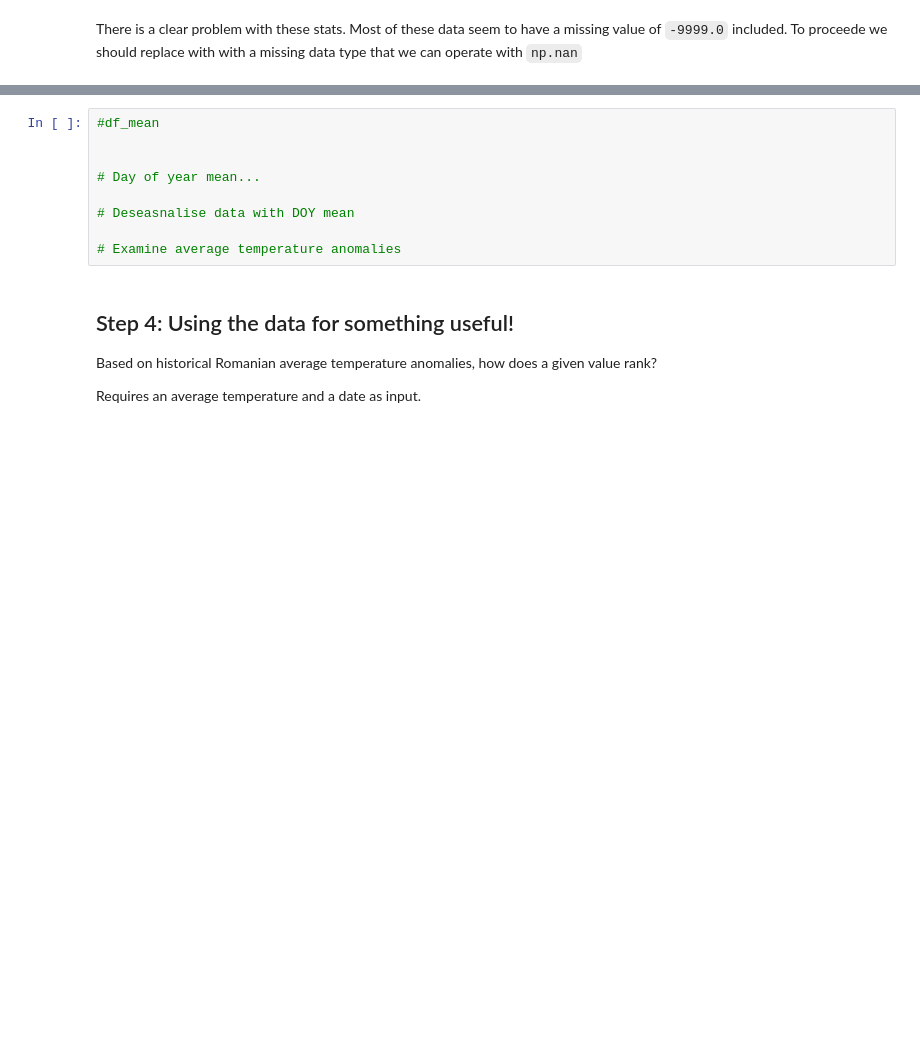
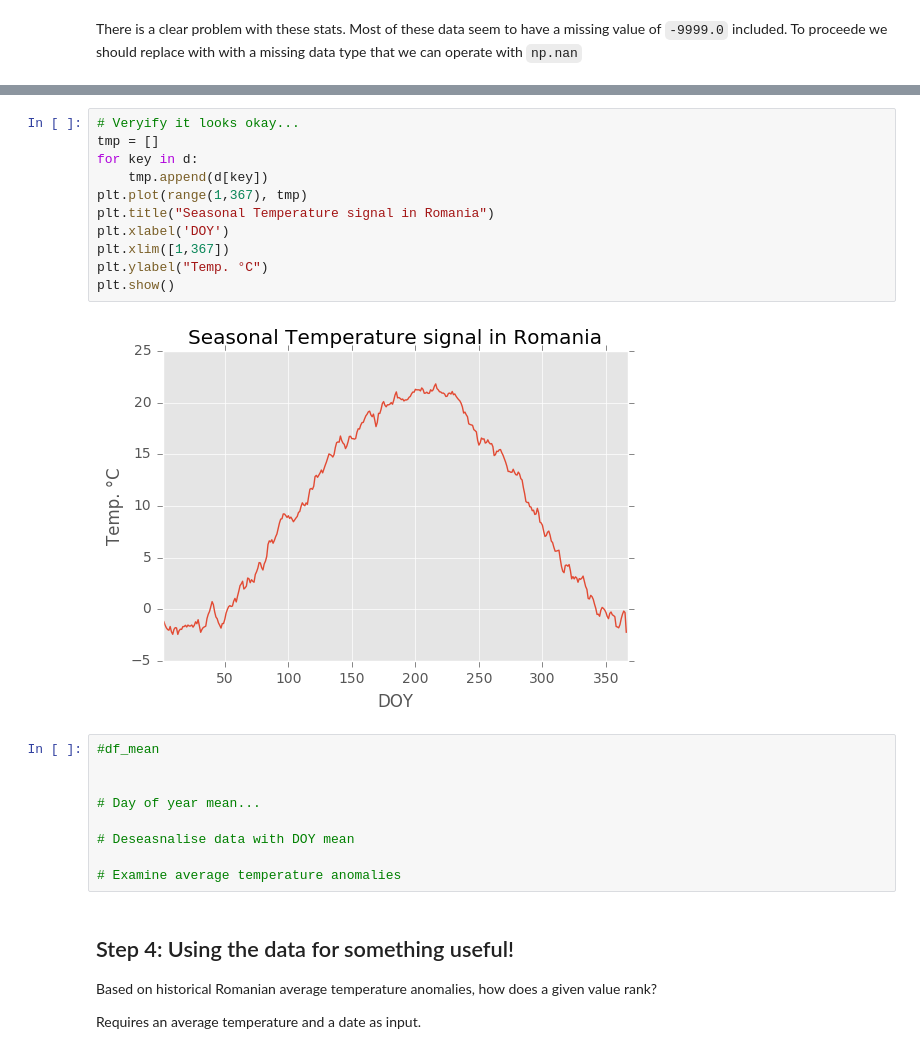
Before and after one commit to benlaken/Romania_2016, a Jupyter notebook: test_stations.ipynb, the cells around one changed output, grey strips where cells are left out. Drawn from its saved outputs; the diff is of its cells as text; blank space fills up the shorter version.

```diff
--- a/test_stations.ipynb
+++ b/test_stations.ipynb
@@ -144,3 +225,16 @@ df_mean = df_mean[df_mean.notnull().values]                     # remove missing
+# %%
+# Veryify it looks okay...
+tmp = []
+for key in d:
+    tmp.append(d[key])
+plt.plot(range(1,367), tmp)
+plt.title("Seasonal Temperature signal in Romania")
+plt.xlabel('DOY')
+plt.xlim([1,367])
+plt.ylabel("Temp. °C")
+plt.show()
+# %% [output]
+[figure, added]
 # %%
 #df_mean
 
```
Also changed, not shown: parts of 21 cells of this notebook.
